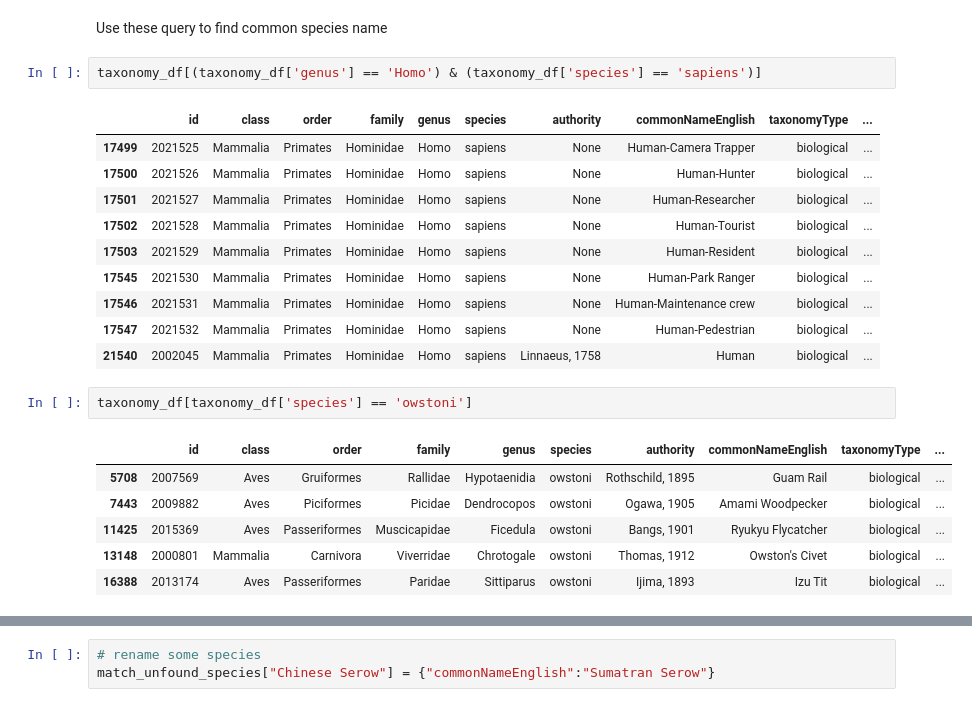
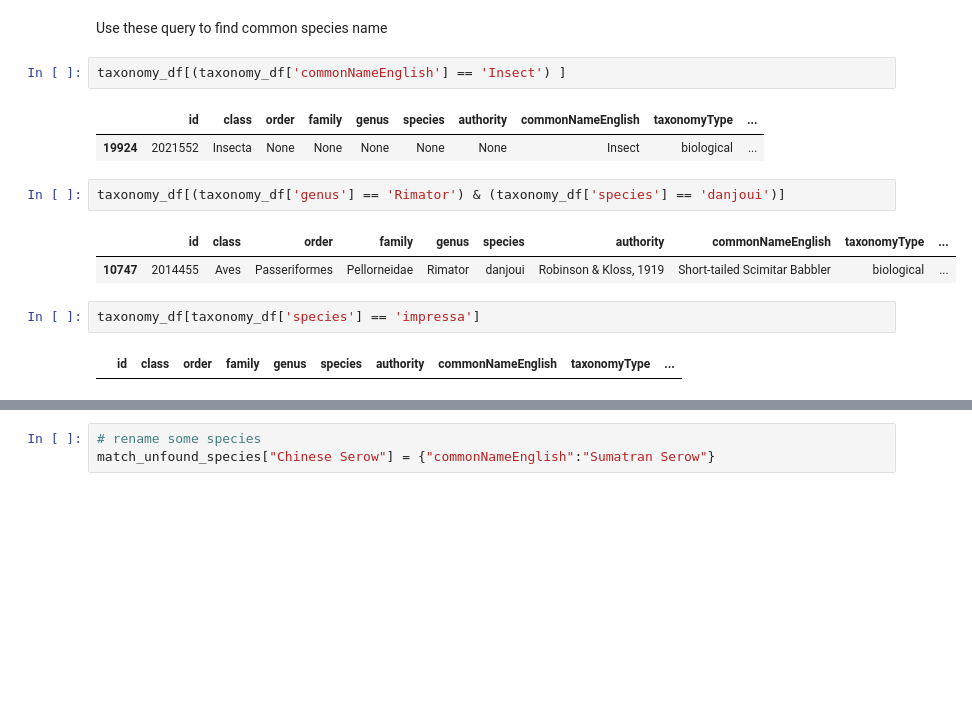
Before and after one commit to FFI-Vietnam/camtrap-tools, a Jupyter notebook: Wildlife Insights/bulk-upload/04_collect-WI-taxon-database.ipynb, the cells around one changed output, grey strips where cells are left out. Drawn from its saved outputs; the diff is of its cells as text; blank space fills up the shorter version.

```diff
--- a/Wildlife Insights/bulk-upload/04_collect-WI-taxon-database.ipynb
+++ b/Wildlife Insights/bulk-upload/04_collect-WI-taxon-database.ipynb
@@ -140,26 +140,18 @@ match_unfound_species["Snowy-browed Flycatcher"]            = {"commonNameEnglis
 match_unfound_species["Tickell's Blue Flycatcher"]          = {"commonNameEnglish":""}
 # %% [markdown]
 Use these query to find common species name
+# %%
+taxonomy_df[(taxonomy_df['commonNameEnglish'] == 'Insect') ]
+# %% [output]
+|  | id | class | order | family | genus | species | authority | commonNameEnglish | taxonomyType | ... |
+| 19924 | 2021552 | Insecta | None | None | None | None | None | Insect | biological | ... |
 # %%
-taxonomy_df[(taxonomy_df['genus'] == 'Homo') & (taxonomy_df['species'] == 'sapiens')]
+taxonomy_df[(taxonomy_df['genus'] == 'Rimator') & (taxonomy_df['species'] == 'danjoui')]
 # %% [output]
 |  | id | class | order | family | genus | species | authority | commonNameEnglish | taxonomyType | ... |
-| 17499 | 2021525 | Mammalia | Primates | Hominidae | Homo | sapiens | None | Human-Camera Trapper | biological | ... |
-| 17500 | 2021526 | Mammalia | Primates | Hominidae | Homo | sapiens | None | Human-Hunter | biological | ... |
-| 17501 | 2021527 | Mammalia | Primates | Hominidae | Homo | sapiens | None | Human-Researcher | biological | ... |
-| 17502 | 2021528 | Mammalia | Primates | Hominidae | Homo | sapiens | None | Human-Tourist | biological | ... |
-| 17503 | 2021529 | Mammalia | Primates | Hominidae | Homo | sapiens | None | Human-Resident | biological | ... |
-| 17545 | 2021530 | Mammalia | Primates | Hominidae | Homo | sapiens | None | Human-Park Ranger | biological | ... |
-| 17546 | 2021531 | Mammalia | Primates | Hominidae | Homo | sapiens | None | Human-Maintenance crew | biological | ... |
-| 17547 | 2021532 | Mammalia | Primates | Hominidae | Homo | sapiens | None | Human-Pedestrian | biological | ... |
-| 21540 | 2002045 | Mammalia | Primates | Hominidae | Homo | sapiens | Linnaeus, 1758 | Human | biological | ... |
+| 10747 | 2014455 | Aves | Passeriformes | Pellorneidae | Rimator | danjoui | Robinson & Kloss, 1919 | Short-tailed Scimitar Babbler | biological | ... |
 # %%
-taxonomy_df[taxonomy_df['species'] == 'owstoni']
+taxonomy_df[taxonomy_df['species'] == 'impressa']
 # %% [output]
 |  | id | class | order | family | genus | species | authority | commonNameEnglish | taxonomyType | ... |
-| 5708 | 2007569 | Aves | Gruiformes | Rallidae | Hypotaenidia | owstoni | Rothschild, 1895 | Guam Rail | biological | ... |
-| 7443 | 2009882 | Aves | Piciformes | Picidae | Dendrocopos | owstoni | Ogawa, 1905 | Amami Woodpecker | biological | ... |
-| 11425 | 2015369 | Aves | Passeriformes | Muscicapidae | Ficedula | owstoni | Bangs, 1901 | Ryukyu Flycatcher | biological | ... |
-| 13148 | 2000801 | Mammalia | Carnivora | Viverridae | Chrotogale | owstoni | Thomas, 1912 | Owston's Civet | biological | ... |
-| 16388 | 2013174 | Aves | Passeriformes | Paridae | Sittiparus | owstoni | Ijima, 1893 | Izu Tit | biological | ... |
 # %%
```
Also changed, not shown: parts of 7 cells of this notebook.
